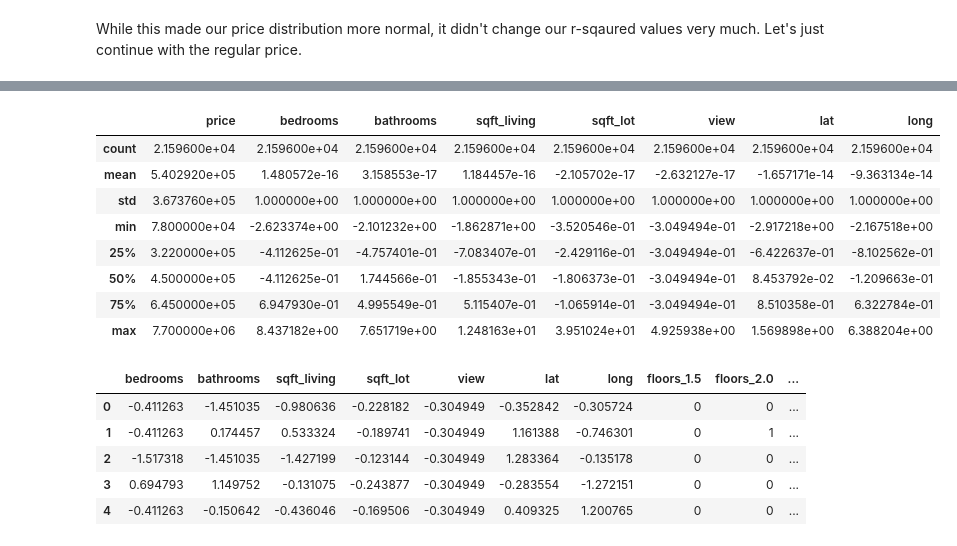
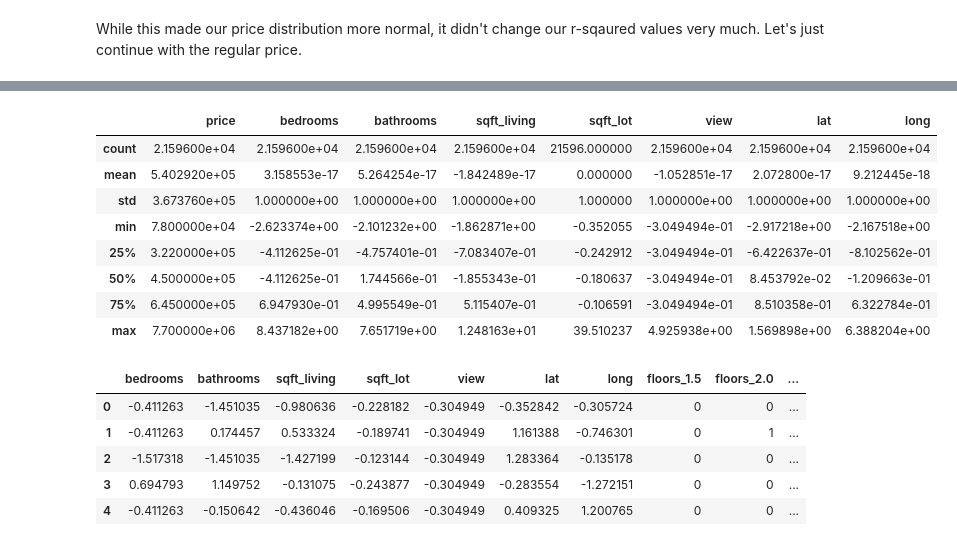
Before and after one commit to miyamuse/dsc-1-final-project-online-ds-sp-000, a Jupyter notebook: student.ipynb, the cells around one changed output, grey strips where cells are left out. Saved outputs shown, nothing was run; the diff lists cells and outputs as text; code cells hidden in the pictures.

```diff
--- a/student.ipynb
+++ b/student.ipynb
@@ -1016,17 +1038,16 @@ Index([], dtype='object')
 # %%
-#df_final = df.drop(["floors_1.0","condition_1","grade_10", "zipcode_98002", "log_price", "date", "yr_built"], axis=1)
-df_final = df_final.drop(["date", "yr_built"], axis = 1)
+df_final = df.drop(["floors_1.0","condition_1","grade_10", "zipcode_98002", "log_price", "date", "yr_built"], axis=1)
 df_final.describe()
 # %% [output]
 |  | price | bedrooms | bathrooms | sqft_living | sqft_lot | view | lat | long |
-| count | 2.159600e+04 | 2.159600e+04 | 2.159600e+04 | 2.159600e+04 | 2.159600e+04 | 2.159600e+04 | 2.159600e+04 | 2.159600e+04 |
-| mean | 5.402920e+05 | 1.480572e-16 | 3.158553e-17 | 1.184457e-16 | -2.105702e-17 | -2.632127e-17 | -1.657171e-14 | -9.363134e-14 |
-| std | 3.673760e+05 | 1.000000e+00 | 1.000000e+00 | 1.000000e+00 | 1.000000e+00 | 1.000000e+00 | 1.000000e+00 | 1.000000e+00 |
-| min | 7.800000e+04 | -2.623374e+00 | -2.101232e+00 | -1.862871e+00 | -3.520546e-01 | -3.049494e-01 | -2.917218e+00 | -2.167518e+00 |
-| 25% | 3.220000e+05 | -4.112625e-01 | -4.757401e-01 | -7.083407e-01 | -2.429116e-01 | -3.049494e-01 | -6.422637e-01 | -8.102562e-01 |
-| 50% | 4.500000e+05 | -4.112625e-01 | 1.744566e-01 | -1.855343e-01 | -1.806373e-01 | -3.049494e-01 | 8.453792e-02 | -1.209663e-01 |
-| 75% | 6.450000e+05 | 6.947930e-01 | 4.995549e-01 | 5.115407e-01 | -1.065914e-01 | -3.049494e-01 | 8.510358e-01 | 6.322784e-01 |
-| max | 7.700000e+06 | 8.437182e+00 | 7.651719e+00 | 1.248163e+01 | 3.951024e+01 | 4.925938e+00 | 1.569898e+00 | 6.388204e+00 |
+| count | 2.159600e+04 | 2.159600e+04 | 2.159600e+04 | 2.159600e+04 | 21596.000000 | 2.159600e+04 | 2.159600e+04 | 2.159600e+04 |
+| mean | 5.402920e+05 | 3.158553e-17 | 5.264254e-17 | -1.842489e-17 | 0.000000 | -1.052851e-17 | 2.072800e-17 | 9.212445e-18 |
+| std | 3.673760e+05 | 1.000000e+00 | 1.000000e+00 | 1.000000e+00 | 1.000000 | 1.000000e+00 | 1.000000e+00 | 1.000000e+00 |
+| min | 7.800000e+04 | -2.623374e+00 | -2.101232e+00 | -1.862871e+00 | -0.352055 | -3.049494e-01 | -2.917218e+00 | -2.167518e+00 |
+| 25% | 3.220000e+05 | -4.112625e-01 | -4.757401e-01 | -7.083407e-01 | -0.242912 | -3.049494e-01 | -6.422637e-01 | -8.102562e-01 |
+| 50% | 4.500000e+05 | -4.112625e-01 | 1.744566e-01 | -1.855343e-01 | -0.180637 | -3.049494e-01 | 8.453792e-02 | -1.209663e-01 |
+| 75% | 6.450000e+05 | 6.947930e-01 | 4.995549e-01 | 5.115407e-01 | -0.106591 | -3.049494e-01 | 8.510358e-01 | 6.322784e-01 |
+| max | 7.700000e+06 | 8.437182e+00 | 7.651719e+00 | 1.248163e+01 | 39.510237 | 4.925938e+00 | 1.569898e+00 | 6.388204e+00 |
 # %%
 #feature ranking
 
```
Also changed, not shown: parts of 25 cells of this notebook.
